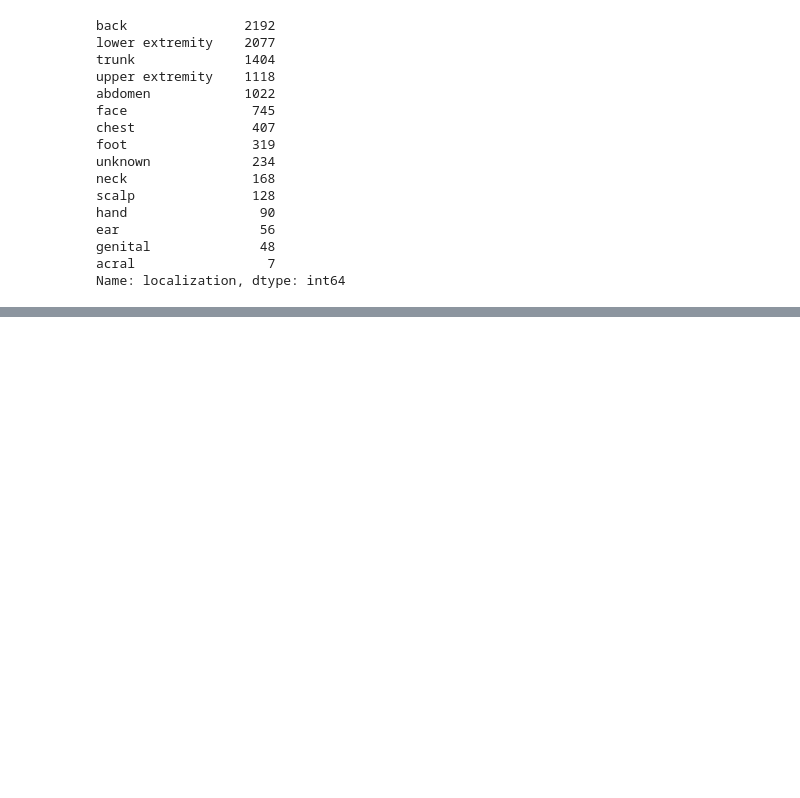
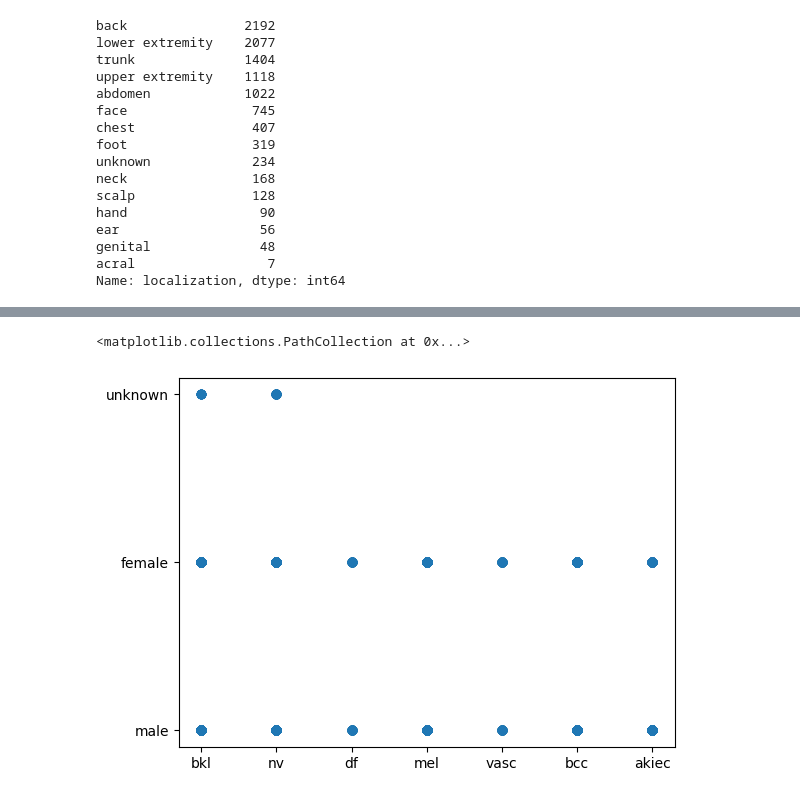
Before and after one commit to Check-Your-Skin/checkyourskin-ml_model, a Jupyter notebook: Colab_Test.ipynb, the cells around one changed output, grey strips where cells are left out. Saved outputs shown, nothing was run; the diff lists cells and outputs as text; code cells hidden in the pictures; blank space fills up the shorter version.

```diff
--- a/Colab_Test.ipynb
+++ b/Colab_Test.ipynb
@@ -66,0 +168,5 @@ Name: localization, dtype: int64
+# %%
+plt.scatter(df['dx'], df['sex'])
+# %% [output]
+<matplotlib.collections.PathCollection at 0x...>
+[figure, added]
```
Also changed, not shown: parts of 13 cells of this notebook.
